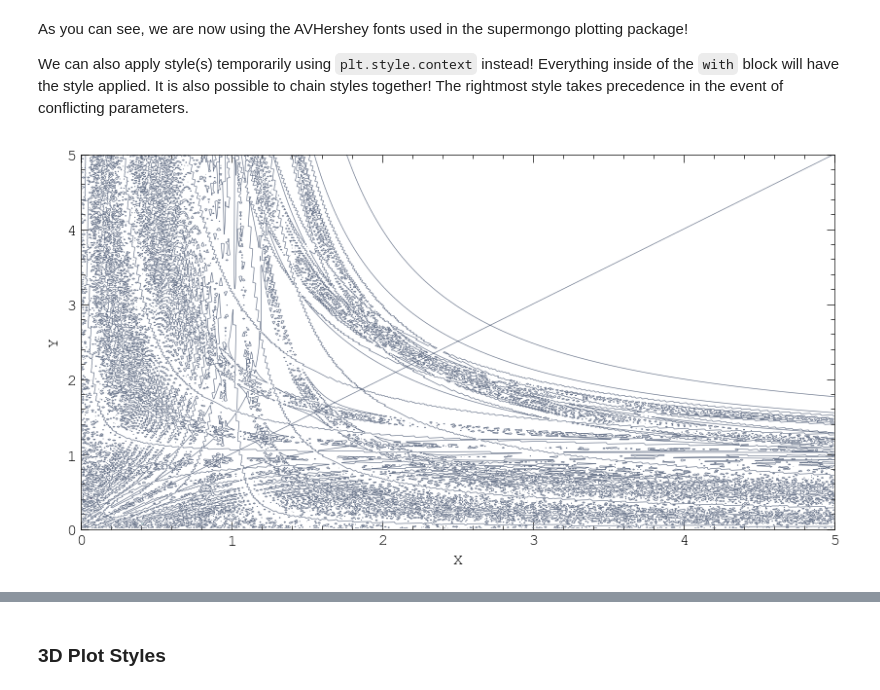
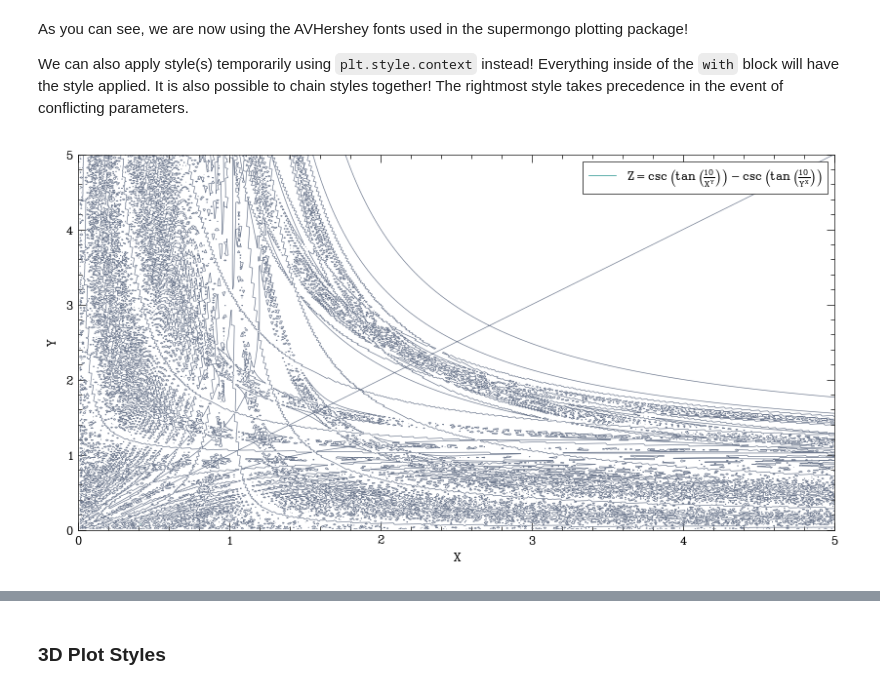
Before and after one commit to elkogerville/VisualAstro, a Jupyter notebook: examples/style_guide.ipynb, the cells around one changed output, grey strips where cells are left out. Drawn from its saved outputs; the diff is of its cells as text; code cells hidden in the pictures.

```diff
--- a/examples/style_guide.ipynb
+++ b/examples/style_guide.ipynb
@@ -56,6 +57,6 @@ va.config.style_available
 # %%
-# we can update all our plots to use the Courier-New font
-plt.style.use('hershey')
+# we can update all our plots to use the Hershey font
+plt.style.use('stix')
 # %%
 # create some data
 x = np.linspace(0, 5, 500)
@@ -85,0 +77,14 @@ plt.show()
+# %%
+fig, ax = plt.subplots(figsize=(10, 5))
+label = r'$Z = \csc\left(\tan\left(\frac{10}{X^Y}\right)\right) - \csc\left(\tan\left(\frac{10}{Y^X}\right)\right)$'
+
+CS = ax.contour(X, Y, Z, linewidths=0.5, cmap='viridis')
+
+va.legend(
+    handles=[Line2D([0], [0], color=CS.cmap(0.5), lw=CS.get_linewidth()[0], label=label)],
+    loc='upper right',
+    frameon=True
+)
+ax.set_xlabel('X')
+ax.set_ylabel('Y')
+plt.show()
@@ -89,13 +96,19 @@ As you can see, we are now using the AVHershey fonts used in the supermongo plot
 We can also apply style(s) temporarily using `plt.style.context` instead! Everything inside of the `with` block will have the style applied.
 It is also possible to chain styles together! The rightmost style takes precedence in the event of conflicting parameters.
 # %%
-with plt.style.context(['full', 'courier-new']):
+with plt.style.context(['full', 'hershey']):
     fig, ax = plt.subplots(figsize=(10, 5))
 
     ax.contour(X, Y, Z, linewidths=0.5, cmap='bone')
+    va.legend(
+        handles=[Line2D([0], [0], color=CS.cmap(0.5), lw=CS.get_linewidth()[0], label=label)],
+        loc='upper right',
+        frameon=True,
+        edgecolor='k',
+    )
 
     ax.set_xlabel('X')
     ax.set_ylabel('Y')
     plt.show()
 # %% [output]
-[figure, old version]
+[figure, new version]
```
Also changed, not shown: parts of 15 cells of this notebook.
